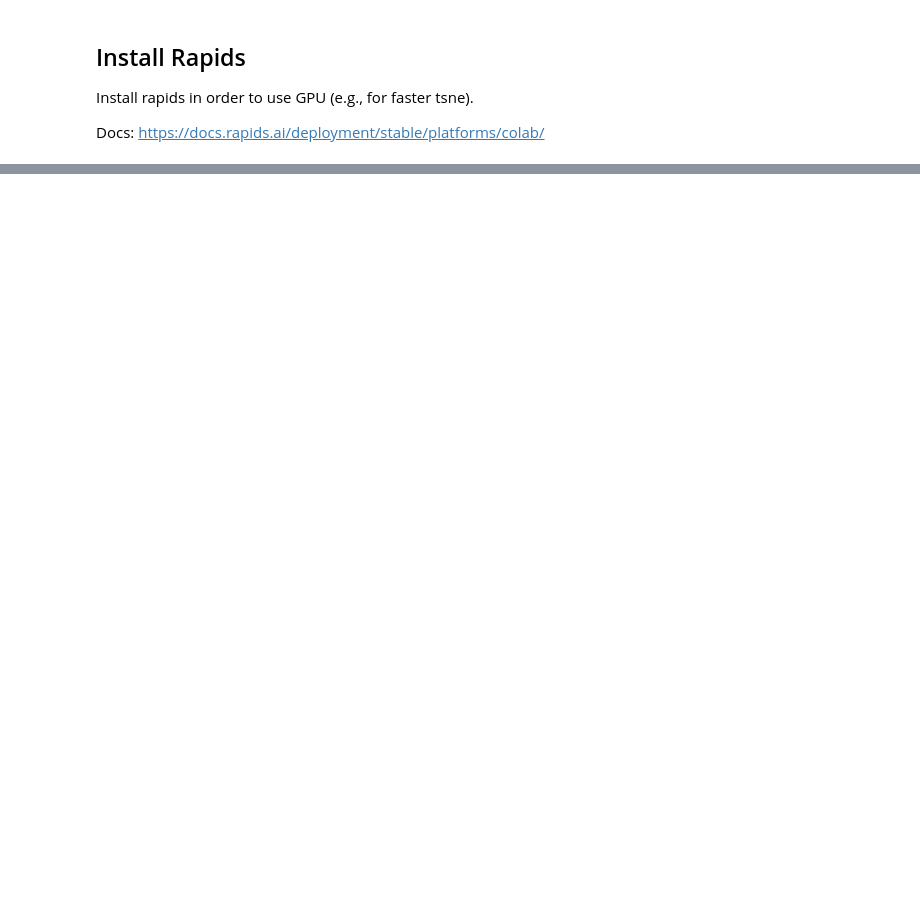
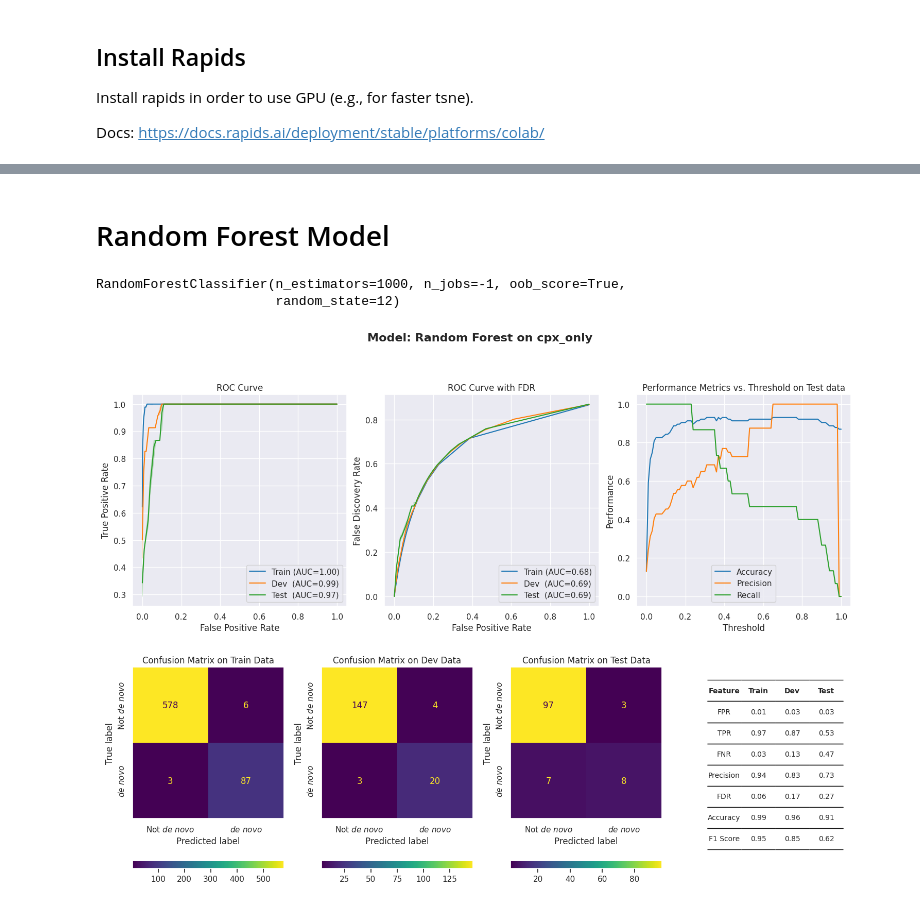
Before and after one commit to VJalili/denovo, a Jupyter notebook: denovo_model.ipynb, the cells around one changed output, grey strips where cells are left out. Saved outputs shown, nothing was run; the diff lists cells and outputs as text; code cells hidden in the pictures; blank space fills up the shorter version.

```diff
--- a/denovo_model.ipynb
+++ b/denovo_model.ipynb
@@ -205,0 +610,33 @@ plt.show()
+# %% [markdown]
+# Random Forest Model
+# %%
+rf_column = "random_forest"
+# rfc = RandomForestClassifier(n_estimators=1000, n_jobs=-1, random_state=12, max_depth=8, min_samples_leaf=1)
+rfc = RandomForestClassifier(n_estimators=1000, n_jobs=-1, random_state=12, oob_score=True, bootstrap=True)
+rfc.fit(x_train, y_train)
+# %% [output]
+RandomForestClassifier(n_estimators=1000, n_jobs=-1, oob_score=True,
+                       random_state=12)
+# %%
+def get_rf_predictions(x, y):
+  rf_preds = rfc.predict_proba(x)[:, 1]
+  rf_preds_discretized = vectorized_discretize(rf_preds)
+
+  preds = x.copy()
+  preds["y"] = y
+  preds[rf_column] = rf_preds
+  preds[rf_column + disc_col_postfix] = rf_preds_discretized
+
+  return preds
+# %%
+predictions_train_df = get_rf_predictions(x_train, y_train)
+predictions_dev_df = get_rf_predictions(x_dev, y_dev)
+predictions_test_df = get_rf_predictions(x_test, y_test)
+# %%
+models_metrics_df, rf_train_metrics = evaluate_model(models_metrics_df, rf_column, "Train", y_train, predictions_train_df[rf_column], threshold)
+models_metrics_df, rf_dev_metrics = evaluate_model(models_metrics_df, rf_column, "Dev",   y_dev,   predictions_dev_df[rf_column],   threshold)
+models_metrics_df, rf_test_metrics = evaluate_model(models_metrics_df, rf_column, "Test",  y_test,  predictions_test_df[rf_column],  threshold)
+# %%
+plot_model_performance(f"Random Forest on {data_group_title}", rf_column, models_metrics_df, rf_train_metrics, rf_dev_metrics, rf_test_metrics, predictions_train_df, predictions_dev_df, predictions_test_df, f"{rf_column}{disc_col_postfix}")
+# %% [output]
+[figure, added]
```
Also changed, not shown: parts of 59 cells of this notebook.
